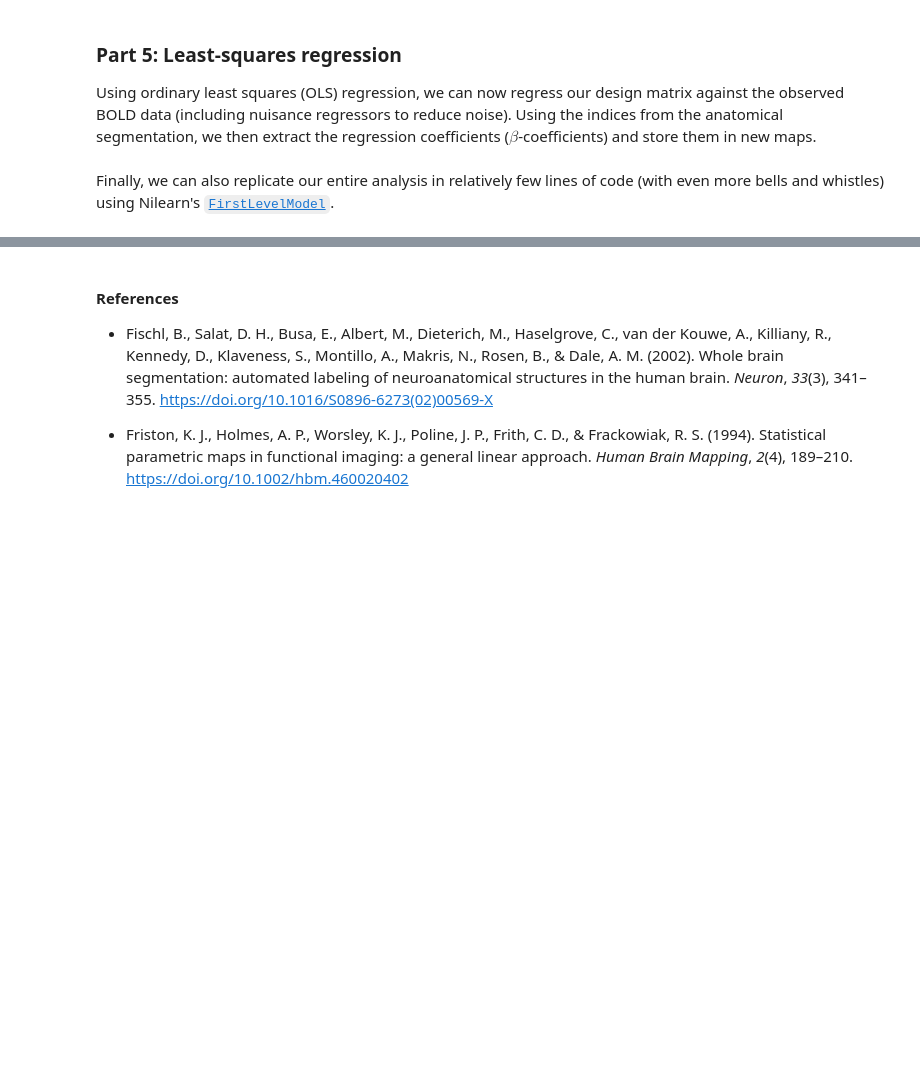
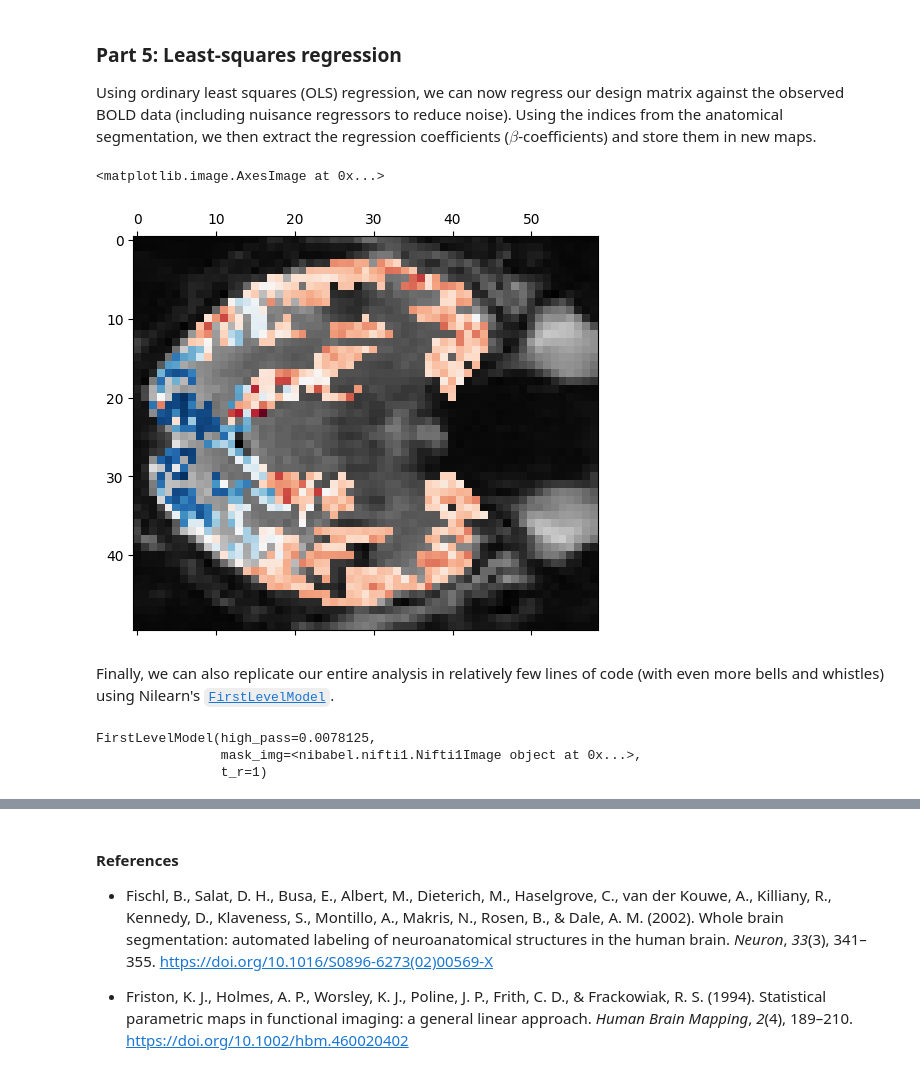
Before and after one commit to biancasanti/neu502b-2026, a Jupyter notebook: fmri-2/fmri-2-glm.ipynb, the cells around one changed output, grey strips where cells are left out. Saved outputs shown, nothing was run; the diff lists cells and outputs as text; code cells hidden in the pictures; blank space fills up the shorter version.

```diff
--- a/fmri-2/fmri-2-glm.ipynb
+++ b/fmri-2/fmri-2-glm.ipynb
@@ -228,3 +238,9 @@ Finally, let's z-score the BOLD time series for each voxel prior to further anal
+# %%
+# Z-score BOLD data:
+from scipy.stats import zscore
+
+# z-score along first axis, which is time, to z-score within each voxel
+Y = zscore(bold_masked, axis = 0)
 # %% [markdown]
 ### Part 5: Least-squares regression
 Using ordinary least squares (OLS) regression, we can now regress our design matrix against the observed BOLD data (including nuisance regressors to reduce noise). Using the indices from the anatomical segmentation, we then extract the regression coefficients ($\beta$-coefficients) and store them in new maps.
@@ -243,3 +257,11 @@ beta_map[beta_map == 0] = np.nan
+# %%
+# Plot betas overlaid on BOLD image:
+fig, ax = plt.subplots(figsize = (6, 6))
+ax.matshow(bold[:, :, :, 0], cmap = "binary_r")
+ax.matshow(beta_map, cmap = "RdBu")
+# %% [output]
+<matplotlib.image.AxesImage at 0x...>
+[figure, added]
 # %% [markdown]
 Finally, we can also replicate our entire analysis in relatively few lines of code (with even more bells and whistles) using Nilearn's [`FirstLevelModel`](https://nilearn.github.io/dev/modules/generated/nilearn.glm.first_level.FirstLevelModel.html).
 # %%
@@ -250,7 +272,7 @@ from nilearn.glm.first_level import FirstLevelModel
 mask_img = nib.Nifti1Image(mask_bool.astype(float),
                            affine=aseg_img.affine)
 checkerboard_df = events_df.query('event=="Checkerboard"')
-confounds_df = DataFrame({l: c for l, c in zip(confound_labels, confounds.T)
+confounds_df = DataFrame({l: c for l, c in zip(confound_labels, confound_matrix.T)
                           if l != 'intercept'})
 
 # Intialize Nilearn's GLM
@@ -264,6 +286,10 @@ glm = FirstLevelModel(t_r=1,
 
 # Fit the GLM to BOLD data
 glm.fit(bold_img, events=checkerboard_df, confounds=confounds_df)
+# %% [output]
+FirstLevelModel(high_pass=0.0078125,
+                mask_img=<nibabel.nifti1.Nifti1Image object at 0x...>,
+                t_r=1)
 # %%
 # Extract Nilearn's design matrix and plot it
 from nilearn.plotting import plot_design_matrix
```
Also changed, not shown: parts of 6 cells of this notebook, 1 other file.
